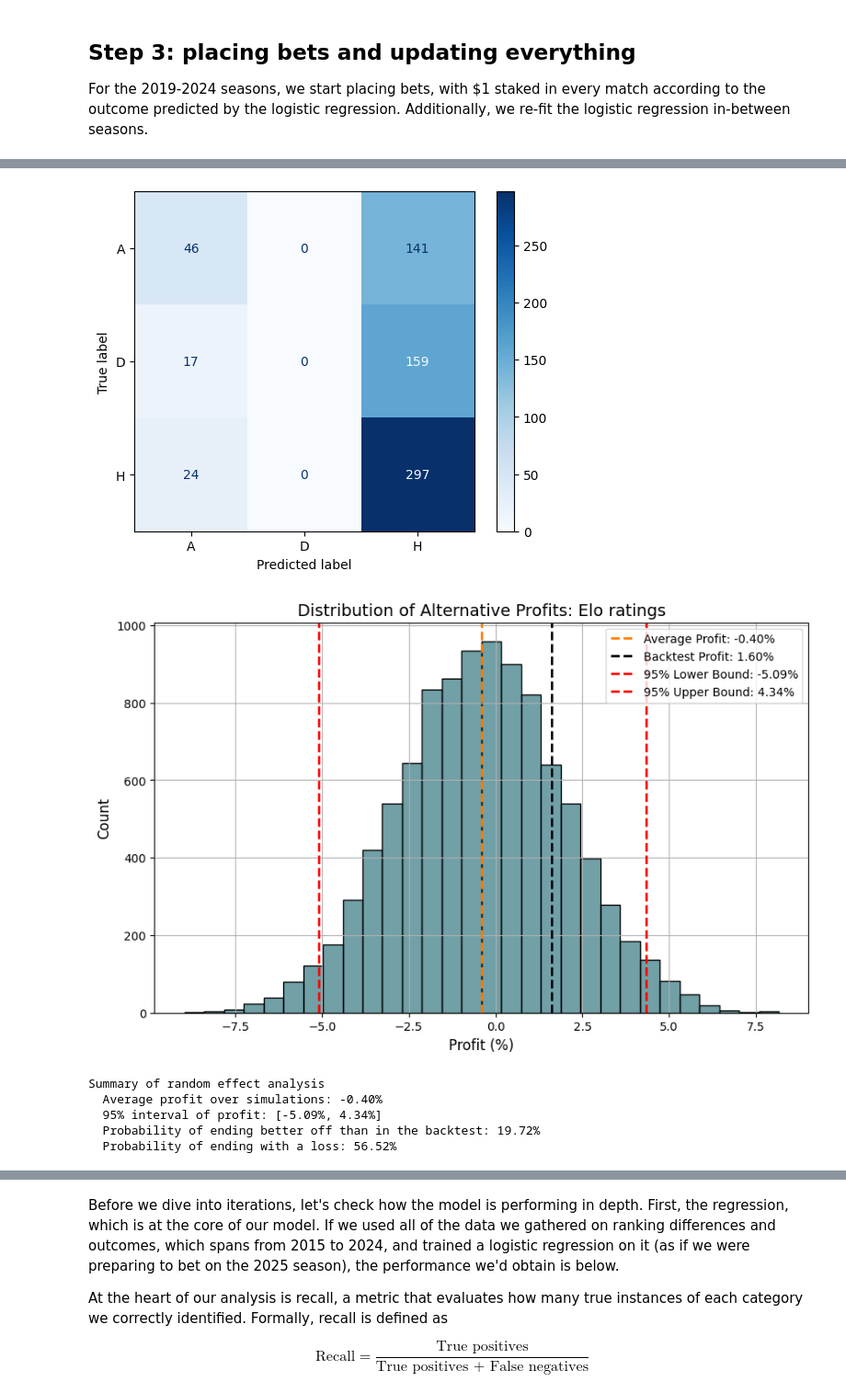
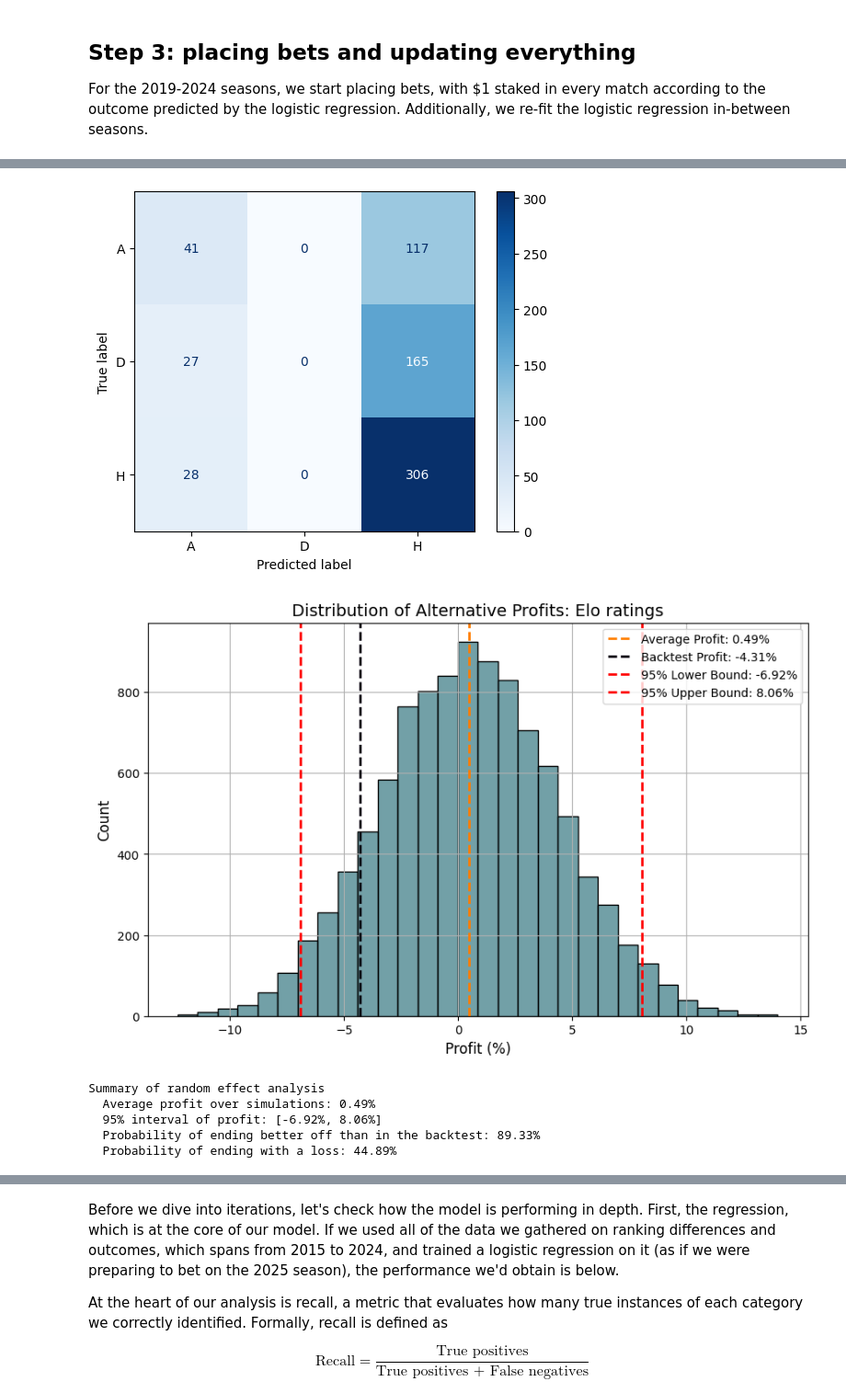
Before and after one commit to FelipeBandeira/capstone, a Jupyter notebook: 5. Elo implementation.ipynb, the cells around one changed output, grey strips where cells are left out. Shown at 92% size. Drawn from its saved outputs; the diff is of its cells as text; code cells hidden in the pictures.

```diff
--- a/5. Elo implementation.ipynb
+++ b/5. Elo implementation.ipynb
@@ -449,26 +466,27 @@ def run_elo_bets(df, logit_df, betting_seasons, ratings_dict, plot_title, c=10,
 
       # Decides what to bet on
       if value_bet == True:
-        yhat, _ = find_value_bet(logistic_regression, row, rating_difference)
+        yhat, _ = find_value_bet(logistic_regression, row, rating_difference, odds_picking)
       else:
         yhat = logistic_regression.predict([[rating_difference]])
 
       # Places bets
-      target = 'A' if yhat == 0 else 'D' if yhat == 1 else 'H'
-      result = row['Res']
-      successful_bet = 1 if target == result else 0
-      odds_locked = row[f'MaxC{target}'] if odds_picking else row[f'AvgC{target}']
-      profit_loss = (odds_locked - 1) if successful_bet else -1
-      pinnacle_odds_implied_probability = (1/row[f'PSC{target}']) / ( (1/row['PSCH']) + (1/row['PSCD']) + (1/row['PSCA']) )
+      if yhat != -1: # When looking for value bets, "-1" represents that no bets should be placed
+        target = 'A' if yhat == 0 else 'D' if yhat == 1 else 'H'
+        result = row['Res']
+        successful_bet = 1 if target == result else 0
+        odds_locked = row[f'MaxC{target}'] if odds_picking else row[f'AvgC{target}']
+        profit_loss = (odds_locked - 1) if successful_bet else -1
+        pinnacle_odds_implied_probability = (1/row[f'PSC{target}']) / ( (1/row['PSCH']) + (1/row['PSCD']) + (1/row['PSCA']) )
 
-      # Populates betting log with info specific to each match
-      betting_log.loc[len(betting_log)] = {'Season': season,
-                                    'Target': target,
-                                    'Result': result,
-                                    'Successful bet': successful_bet,
-                                    'Profit/Loss': profit_loss,
-                                    'Odds locked': odds_locked,
-                                    'Pinnacle OIP': pinnacle_odds_implied_probability}
+        # Populates betting log with info specific to each match
+        betting_log.loc[len(betting_log)] = {'Season': season,
+                                      'Target': target,
+                                      'Result': result,
+                                      'Successful bet': successful_bet,
+                                      'Profit/Loss': profit_loss,
+                                      'Odds locked': odds_locked,
+                                      'Pinnacle OIP': pinnacle_odds_implied_probability}
 
       # Update Elo ratings and logistic regression dataset after the match
       ratings_dict = elo_update(k0, expected_home, expected_away, teams, goals, elo_outcomes, ratings_dict)
@@ -476,7 +494,7 @@ def run_elo_bets(df, logit_df, betting_seasons, ratings_dict, plot_title, c=10,
 
   # Runs analysis of results and isolates posterior
   posterior_samples = summarize_results(betting_seasons, betting_log, plot_title)
-  return posterior_samples
+  return posterior_samples, betting_log
 # %%
 def run_elo_system(df, plot_title, c=10, d=400, omega=100, k0=10, report_ml = False, value_bet = False, odds_picking = True):
     calibration_seasons = [2012, 2013, 2014]
@@ -485,6 +503,6 @@ def run_elo_system(df, plot_title, c=10, d=400, omega=100, k0=10, report_ml = Fa
 
     ratings_dict = run_elo_calibration(df, calibration_seasons)
     ratings_dict, logit_df = run_logit_calibration(df, logit_seasons, ratings_dict, c=c, d=d, omega=omega, k0=k0)
-    posterior_samples = run_elo_bets(df, logit_df, betting_seasons, ratings_dict, plot_title, c=c, d=d, omega=omega, k0=k0, report_ml = False, value_bet = False, odds_picking = odds_picking)
+    posterior_samples, betting_log = run_elo_bets(df, logit_df, betting_seasons, ratings_dict, plot_title, c=c, d=d, omega=omega, k0=k0, report_ml = report_ml, value_bet = value_bet, odds_picking = odds_picking)
 
-    return posterior_samples
+    return posterior_samples, betting_log
@@ -491,4 +546,4 @@ def run_elo_system(df, plot_title, c=10, d=400, omega=100, k0=10, report_ml = Fa
 # %%
-_ = run_elo_system(df, plot_title = 'Elo ratings')
+_, _ = run_elo_system(df, plot_title = 'Elo ratings', report_ml = False, value_bet = True)
 # %% [output]
 Logistic regression performance at FINAL SEASON
@@ -510,8 +565,8 @@ Season-specific results
 ╘══════════════╧═══════════════╧═══════════════════╧════════════════╧══════════════════╧════════╧══════════════╛
-[figure, old version]
+[figure, new version]
-[figure, old version]
+[figure, new version]
 Summary of random effect analysis
-  Average profit over simulations: -0.40%
-  95% interval of profit: [-5.09%, 4.34%]
-  Probability of ending better off than in the backtest: 19.72%
-  Probability of ending with a loss: 56.52%
+  Average profit over simulations: 0.49%
+  95% interval of profit: [-6.92%, 8.06%]
+  Probability of ending better off than in the backtest: 89.33%
+  Probability of ending with a loss: 44.89%
```
Also changed, not shown: parts of 15 cells of this notebook, 1 other file.
